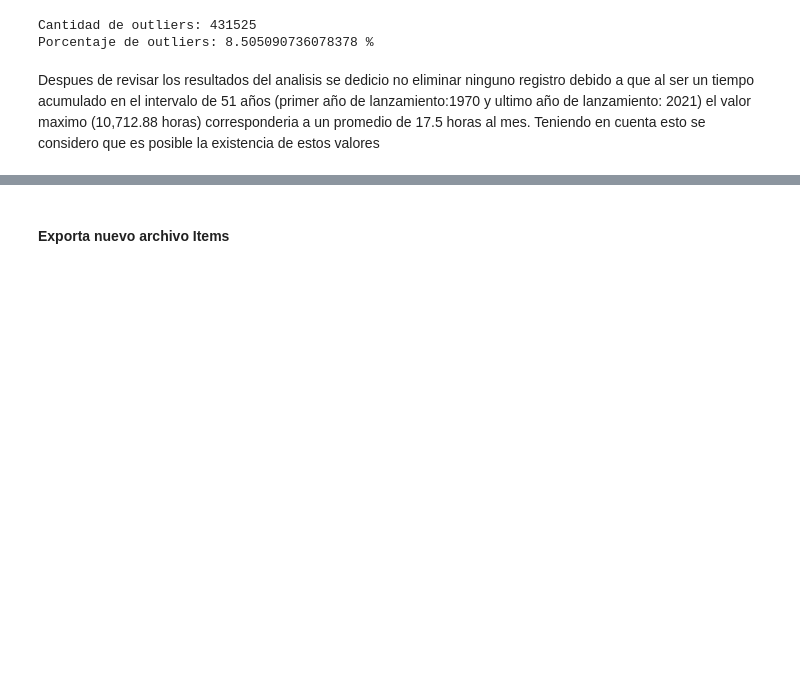
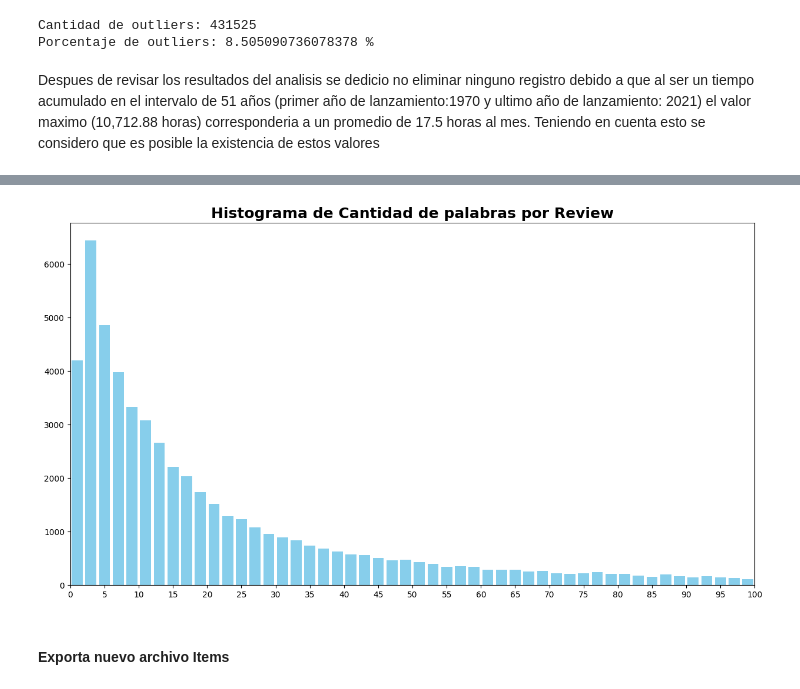
Before and after one commit to carocardenas0699/PI-1-Machine-Learning, a Jupyter notebook: EDA.ipynb, the cells around one changed output, grey strips where cells are left out. Cells and saved outputs as stored; diff of their text form; code cells hidden in the pictures; blank space fills up the shorter version.

```diff
--- a/EDA.ipynb
+++ b/EDA.ipynb
@@ -939,2 +1520,11 @@ Despues de revisar los resultados del analisis se dedicio no eliminar ninguno re
+# %%
+plt.figure(figsize=(15,8))
+plt.hist(reviews['word_count'],bins=1000,color='skyblue',rwidth=0.8)
+plt.title('Histograma de Cantidad de palabras por Review', fontweight = 'bold',fontsize=18)
+plt.xlim(0,100)
+plt.xticks(ticks=range(0,101,5))
+plt.show()
+# %% [output]
+[figure, added]
 # %% [markdown]
 #### Exporta nuevo archivo Items
```
Also changed, not shown: parts of 148 cells of this notebook, 13 other files.
